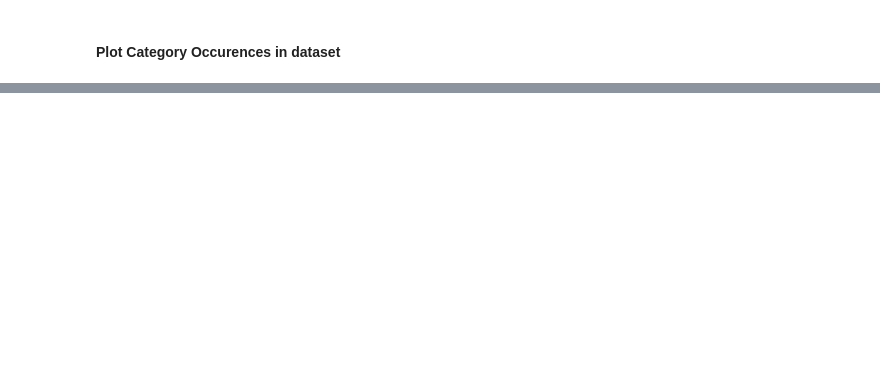
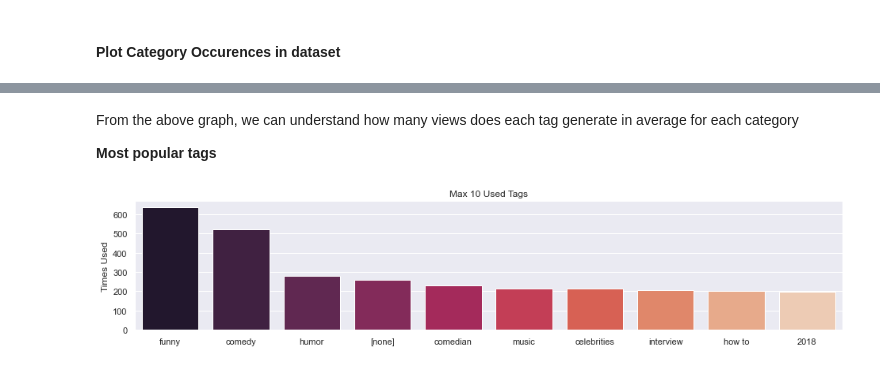
Before and after one commit to Fanarosss/Text-Summarization, a Jupyter notebook: Youtube_Videos_Analysis.ipynb, the cells around one changed output, grey strips where cells are left out. Drawn from its saved outputs; the diff is of its cells as text; code cells hidden in the pictures; blank space fills up the shorter version.

```diff
--- a/Youtube_Videos_Analysis.ipynb
+++ b/Youtube_Videos_Analysis.ipynb
@@ -60,0 +65,5 @@ plt.show()
+# %%
+def discretize(tags):
+    tags = tags.replace('"','')
+    discrete_tags = tags.split('|')
+    return discrete_tags
@@ -60,0 +117,27 @@ plt.show()
+# %% [markdown]
+From the above graph, we can understand how many views does each tag generate in average for each category
+
+**Most popular tags**
+# %%
+tag_vocab = {}
+for taglist in discrete_tags.values():
+    for tag in taglist:
+        if tag not in tag_vocab.keys():
+            tag_vocab[tag] = 1
+        else:
+            tag_vocab[tag] += 1
+
+tags = []
+count = []
+for k, c in sorted(tag_vocab.items(), key=lambda item: item[1], reverse=True):
+    tags.append(k)
+    count.append(c)
+
+f, ax1 = plt.subplots(1, 1, figsize=(16, 3), sharex=True)
+categ_plot = sns.barplot(x=tags[0:10], y=count[0:10], palette="rocket", ax=ax1)
+categ_plot.set_xticklabels(categ_plot.get_xticklabels())
+categ_plot.set_ylabel("Times Used", fontsize=12)
+ax1.set_title('Max 10 Used Tags')
+plt.show()
+# %% [output]
+[figure, added]
```
Also changed, not shown: parts of 18 cells of this notebook.
